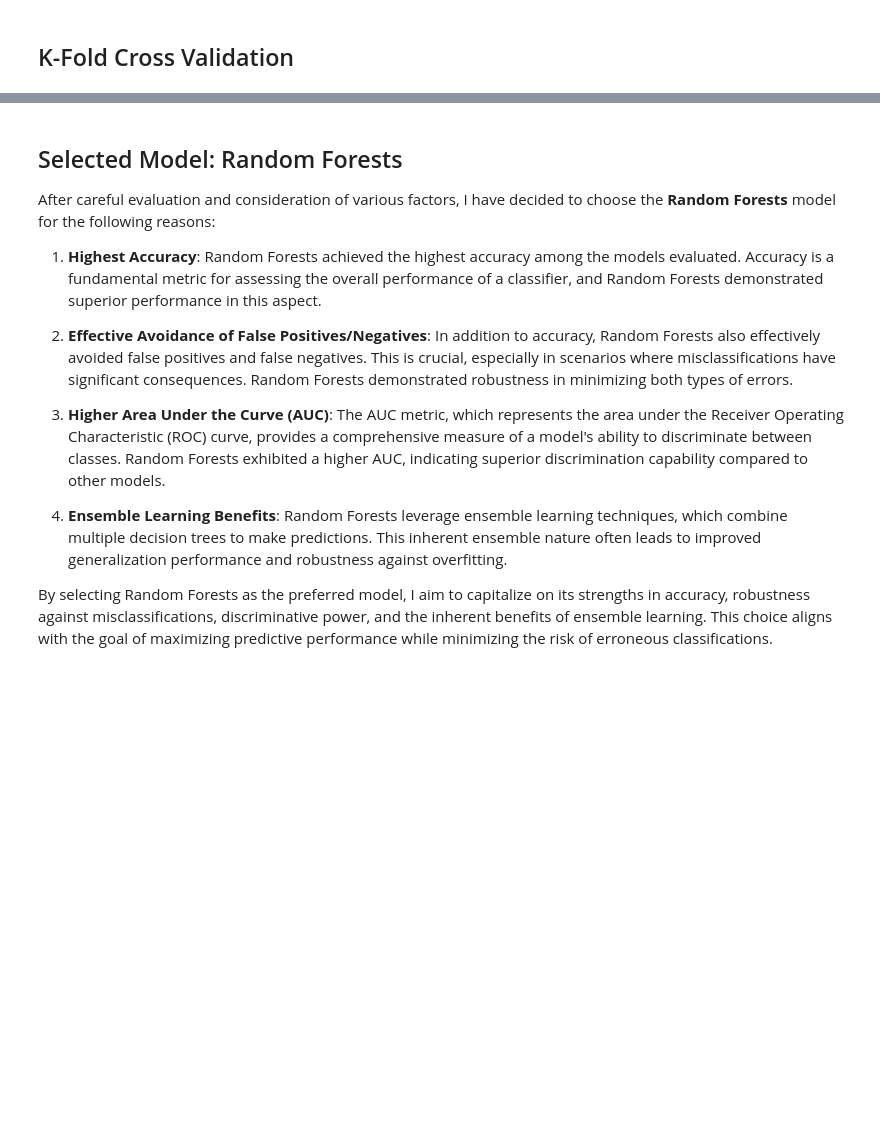
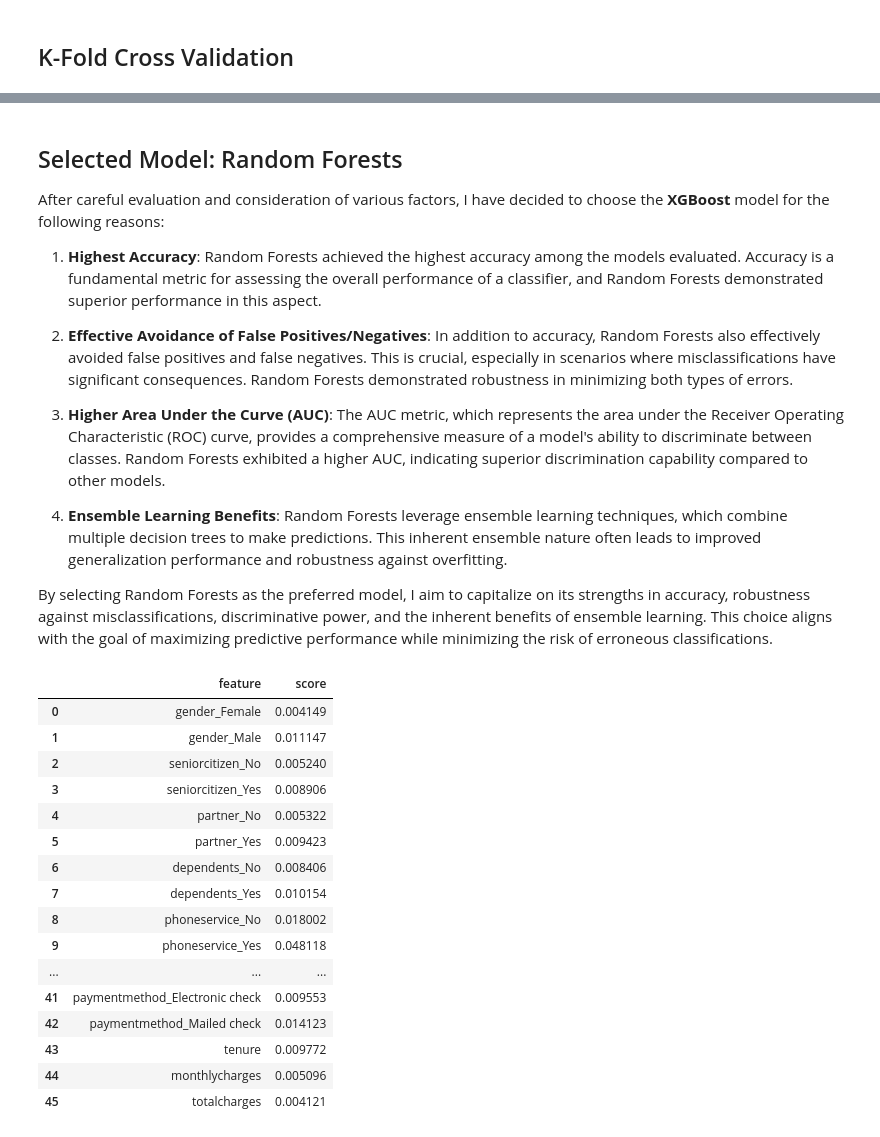
Before and after one commit to hugomilesi/E2E_customer_churn_analysis, a Jupyter notebook: model_train.ipynb, the cells around one changed output, grey strips where cells are left out. Cells and saved outputs as stored; diff of their text form; code cells hidden in the pictures; blank space fills up the shorter version.

```diff
--- a/model_train.ipynb
+++ b/model_train.ipynb
@@ -303,7 +303,7 @@ dtype: float64
 # %% [markdown]
 ## Selected Model: Random Forests
 
-After careful evaluation and consideration of various factors, I have decided to choose the **Random Forests** model for the following reasons:
+After careful evaluation and consideration of various factors, I have decided to choose the **XGBoost** model for the following reasons:
 
 1. **Highest Accuracy**: Random Forests achieved the highest accuracy among the models evaluated. Accuracy is a fundamental metric for assessing the overall performance of a classifier, and Random Forests demonstrated superior performance in this aspect.
 
@@ -327,0 +328,20 @@ feat_imp.to_csv("/content/drive/MyDrive/Machine learning/churn_analysis/data/fea
+# %%
+pd.read_csv("data/feat_imp.csv")
+# %% [output]
+|  | feature | score |
+| 0 | gender_Female | 0.004149 |
+| 1 | gender_Male | 0.011147 |
+| 2 | seniorcitizen_No | 0.005240 |
+| 3 | seniorcitizen_Yes | 0.008906 |
+| 4 | partner_No | 0.005322 |
+| 5 | partner_Yes | 0.009423 |
+| 6 | dependents_No | 0.008406 |
+| 7 | dependents_Yes | 0.010154 |
+| 8 | phoneservice_No | 0.018002 |
+| 9 | phoneservice_Yes | 0.048118 |
+| ... | ... | ... |
+| 41 | paymentmethod_Electronic check | 0.009553 |
+| 42 | paymentmethod_Mailed check | 0.014123 |
+| 43 | tenure | 0.009772 |
+| 44 | monthlycharges | 0.005096 |
+| 45 | totalcharges | 0.004121 |
```
Also changed, not shown: parts of 10 cells of this notebook, 22 other files.
